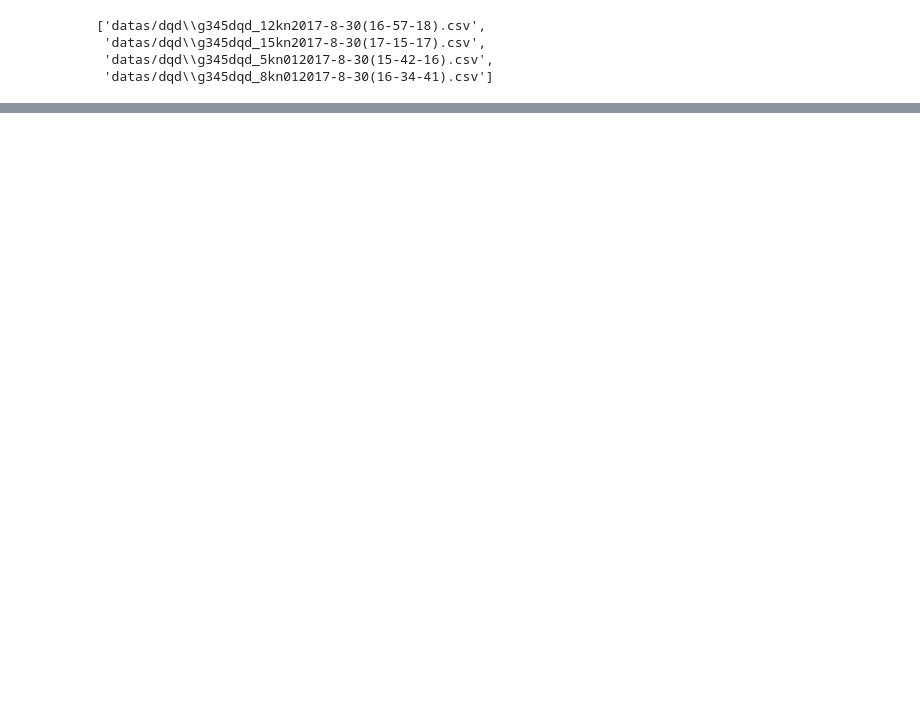
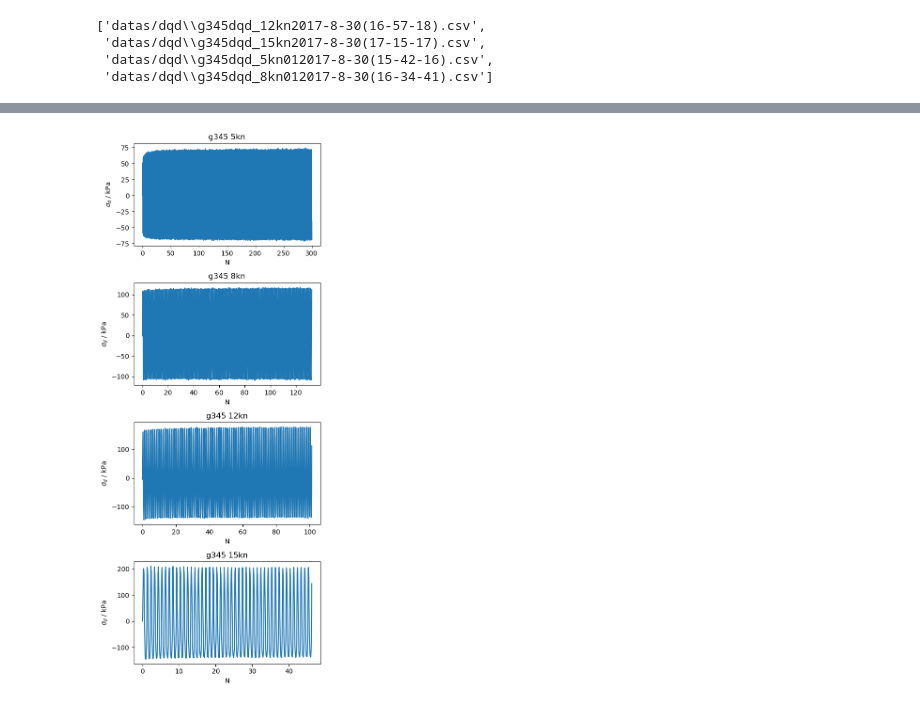
Before and after one commit to FryeT/dongli, a Jupyter notebook: g345dqd/g345dqd.ipynb, the cells around one changed output, grey strips where cells are left out. Cells and saved outputs as stored; diff of their text form; code cells hidden in the pictures; blank space fills up the shorter version.

```diff
--- a/g345dqd/g345dqd.ipynb
+++ b/g345dqd/g345dqd.ipynb
@@ -67,0 +68,20 @@ plt.savefig('g345u.svg')
+# %%
+def plotsigma_d(df, title):
+    plt.plot(df['振次'],df['sigma_d'])
+    plt.xlabel('N')
+    plt.ylabel(r'$\sigma_d$ / kPa')
+    plt.title('g345 {0}kn'.format(title))
+# %%
+plt.figure(figsize=(5,12), dpi=100)
+plt.subplot(4, 1, 1)
+plotsigma_d(df2, 5)
+plt.subplot(4, 1, 2)
+plotsigma_d(df3, 8)
+plt.subplot(4, 1, 3)
+plotsigma_d(df0, 12)
+plt.subplot(4, 1, 4)
+plotsigma_d(df1, 15)
+plt.tight_layout()
+plt.savefig('figs/g345sigma_d.png')
+# %% [output]
+[figure, added]
```
Also changed, not shown: parts of 3 cells of this notebook, 5 other files.
